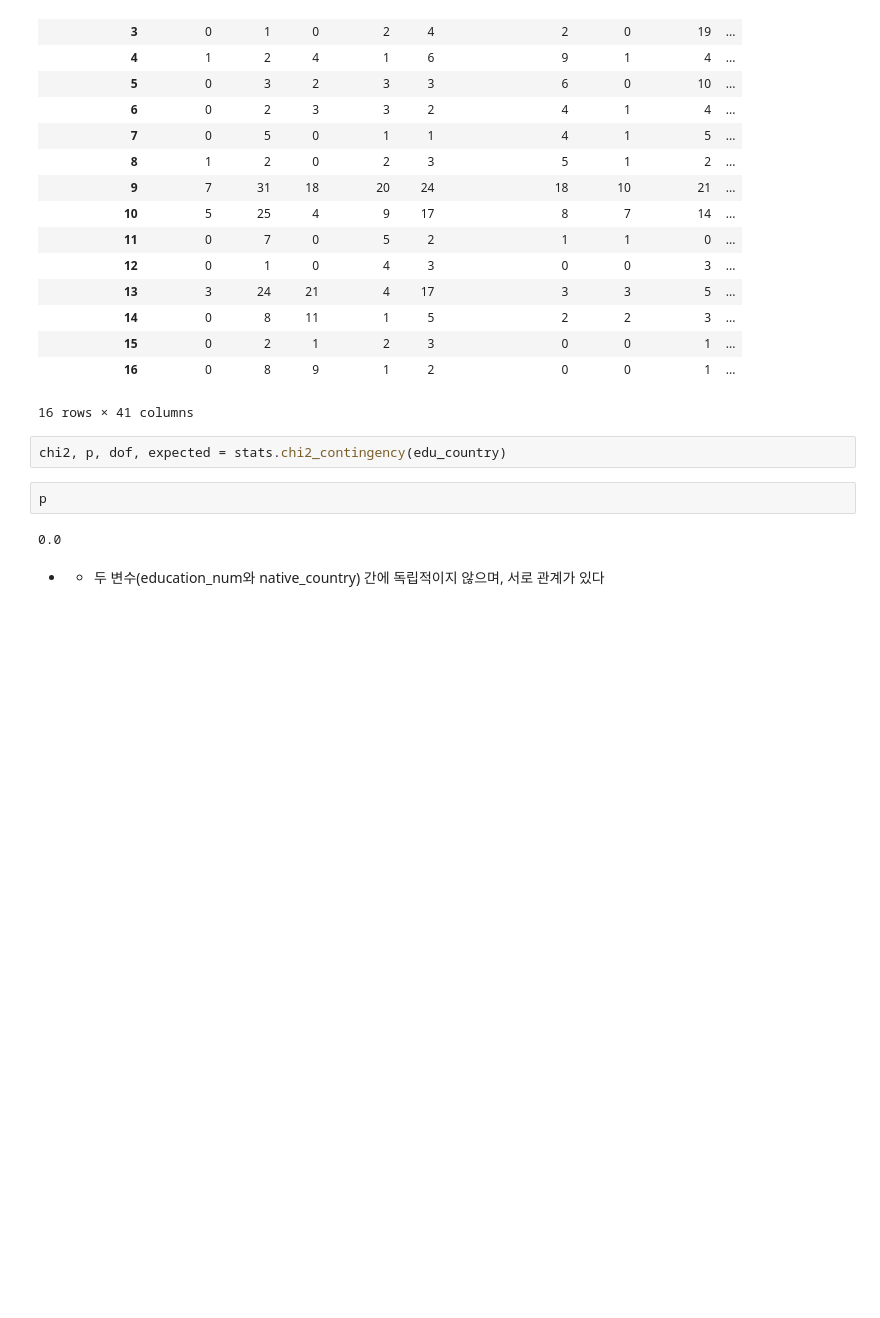
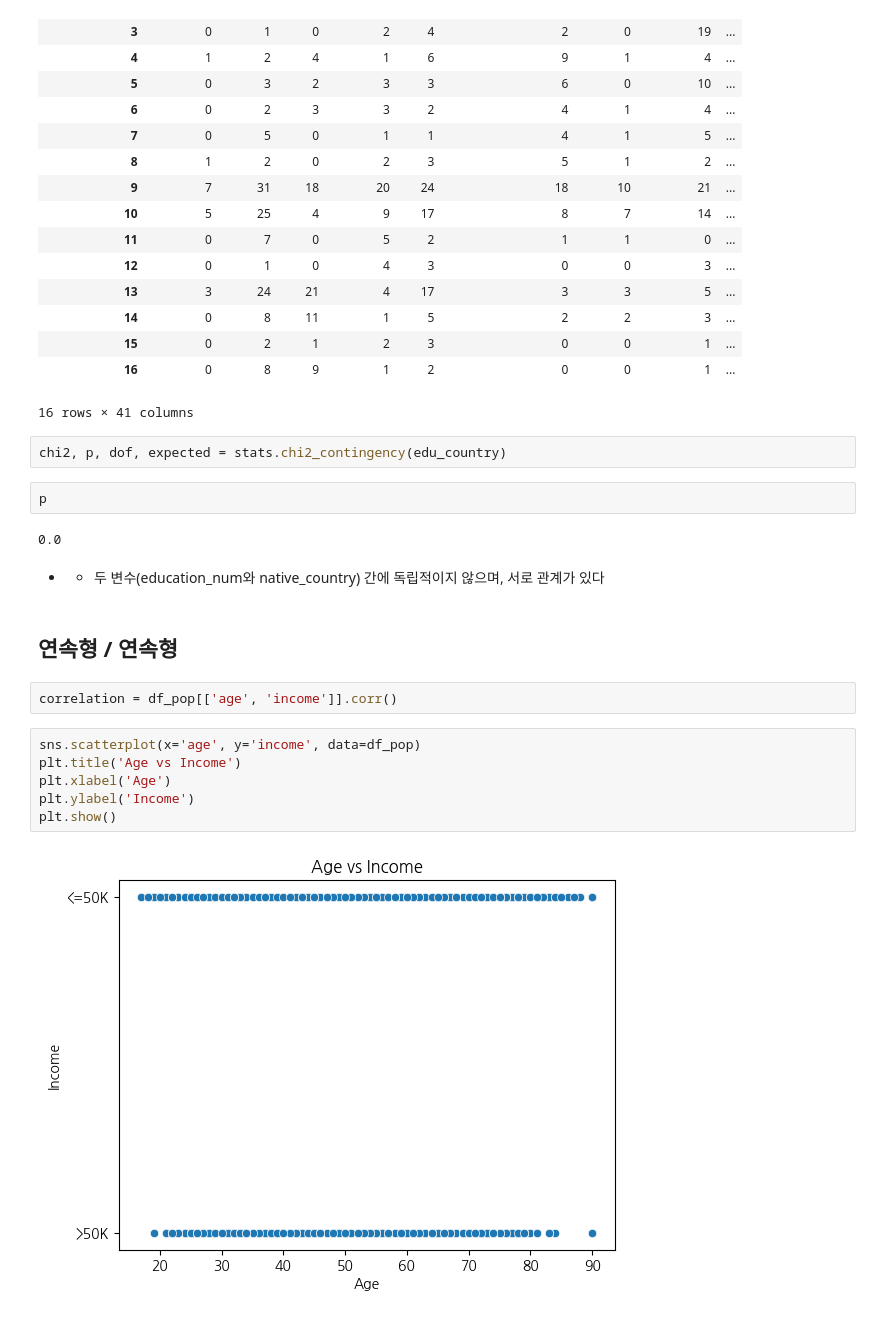
Before and after one commit to jwyzfe/template_data_analysis, a Jupyter notebook: quests/CDA/AdultCensusIncomeForecast_categories.ipynb, the cells around one changed output. Saved outputs shown, nothing was run; the diff lists cells and outputs as text; blank space fills up the shorter version.

```diff
--- a/quests/CDA/AdultCensusIncomeForecast_categories.ipynb
+++ b/quests/CDA/AdultCensusIncomeForecast_categories.ipynb
@@ -194,3 +194,15 @@ p
 0.0
 # %% [markdown]
 - - 두 변수(education_num와 native_country) 간에  독립적이지 않으며, 서로 관계가 있다
+# %% [markdown]
+## 연속형 / 연속형
+# %%
+correlation = df_pop[['age', 'income']].corr()
+# %%
+sns.scatterplot(x='age', y='income', data=df_pop)
+plt.title('Age vs Income')
+plt.xlabel('Age')
+plt.ylabel('Income')
+plt.show()
+# %% [output]
+[figure, added]
```
